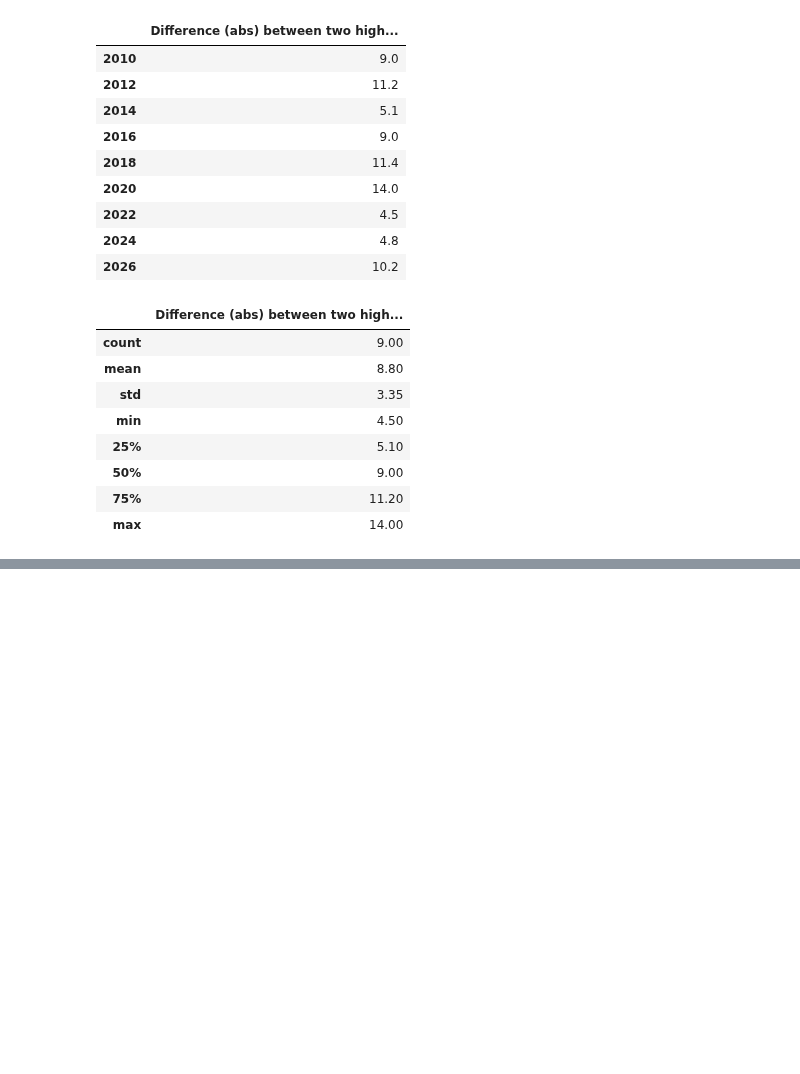
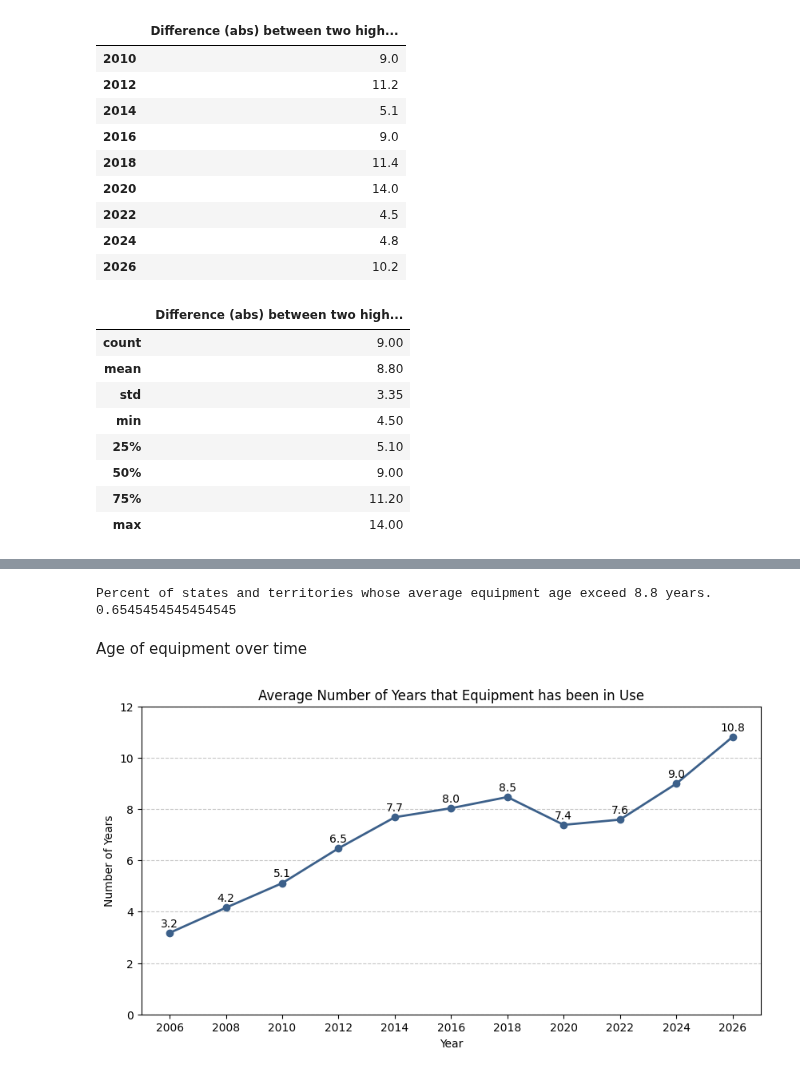
Before and after one commit to Bipartisan-Policy-Center/voting-equipment, a Jupyter notebook: analysis.ipynb, the cells around one changed output, grey strips where cells are left out. Saved outputs shown, nothing was run; the diff lists cells and outputs as text; code cells hidden in the pictures; blank space fills up the shorter version.

```diff
--- a/analysis.ipynb
+++ b/analysis.ipynb
@@ -292,3 +292,6 @@ plt.show()
 Started messing around with identifying peaks for each year, and measuring their area. My goal was to be able to select the two-three largest peaks and then measure the time between them.
 
 Used chatgpt and drew a little from [this method](https://stackoverflow.com/questions/22583391/peak-signal-detection-in-realtime-timeseries-data), which is for timeseries data so not right for this.
+# %%
+years = voting_df["Year"].unique()
+years
@@ -305,11 +310,12 @@ def get_smoothed_peaks(hist_vals, bin_centers, sigma=0.5, prominence=200, distan
 peak_data = []
 
 # Get global x-axis limits
-all_years_data = voting_df["Years in Use"]
-global_xmin, global_xmax = all_years_data.min(), all_years_data.max()
+global_xmin, global_xmax = voting_df["Years in Use"].min(), voting_df["Years in Use"].max()
 
 for year in years:
     y = np.array(voting_df[voting_df["Year"] == year]["Years in Use"])
+    y = y[~np.isnan(y)]
+
 
     # Compute histogram
     hist_vals, bin_edges = np.histogram(y, bins=20, density=False)
@@ -340,6 +346,8 @@ for year in years:
 
     if year == min(years):
         plt.legend()
+
+    plt.savefig(f"figs/{year}.png",bbox_inches='tight')
     plt.show()
 
 # Convert detected peak data to DataFrame
@@ -398,0 +451,36 @@ peak_diffs_df.describe()
+# %%
+print("Percent of states and territories whose average equipment age exceed 8.8 years.")
+print(len(state_eq_len[state_eq_len["Years in Use"]>8.8])/len(state_eq_len))
+# %% [output]
+Percent of states and territories whose average equipment age exceed 8.8 years.
+0.6545454545454545
+# %% [markdown]
+Age of equipment over time
+# %%
+years_in_use = voting_df.groupby(["Year"])["Years in Use"].mean().reset_index()
+
+# Ensure "Year" is treated as numeric
+years_in_use["Year"] = years_in_use["Year"].astype(int)
+
+# Plot
+fig, ax = plt.subplots(figsize=(10, 5))
+ax.plot(years_in_use["Year"], years_in_use["Years in Use"], marker="o", linestyle="-", color=blue, linewidth=2)
+
+# Add data labels
+for i, value in enumerate(years_in_use["Years in Use"]):
+    ax.text(years_in_use["Year"][i], value+.15, f"{value:.1f}", ha="center", va="bottom", fontsize=10, color="black")
+
+# Formatting
+ax.set_ylabel("Number of Years", fontsize=10)
+ax.set_xlabel("Year", fontsize=10)
+ax.set_title("Average Number of Years that Equipment has been in Use", fontsize=12)
+ax.grid(axis="y", linestyle="--", alpha=0.7)
+
+# Ensure x-axis ticks are formatted correctly
+plt.xticks(years_in_use["Year"], rotation=0, ha="center")
+
+plt.ylim(0, 12)
+
+plt.show()
+# %% [output]
+[figure, added]
```
Also changed, not shown: parts of 11 cells of this notebook, 12 other files.
